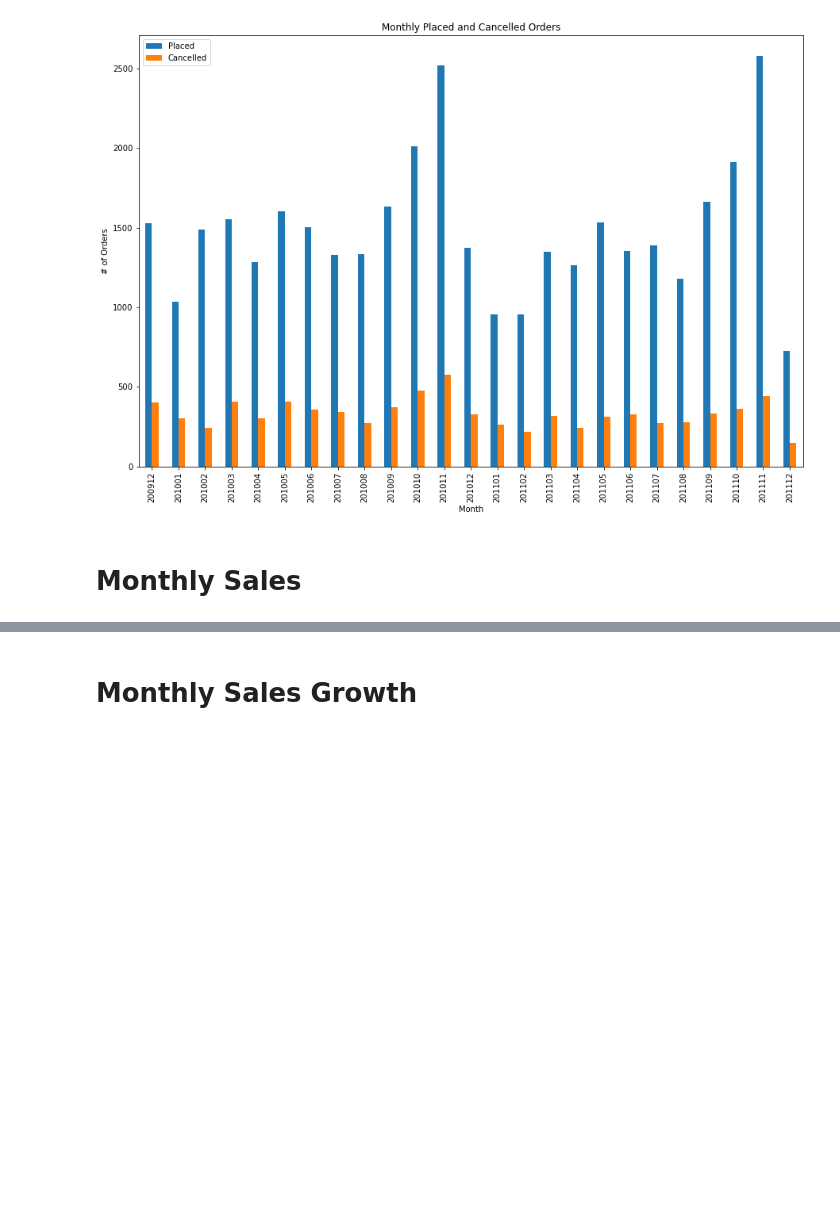
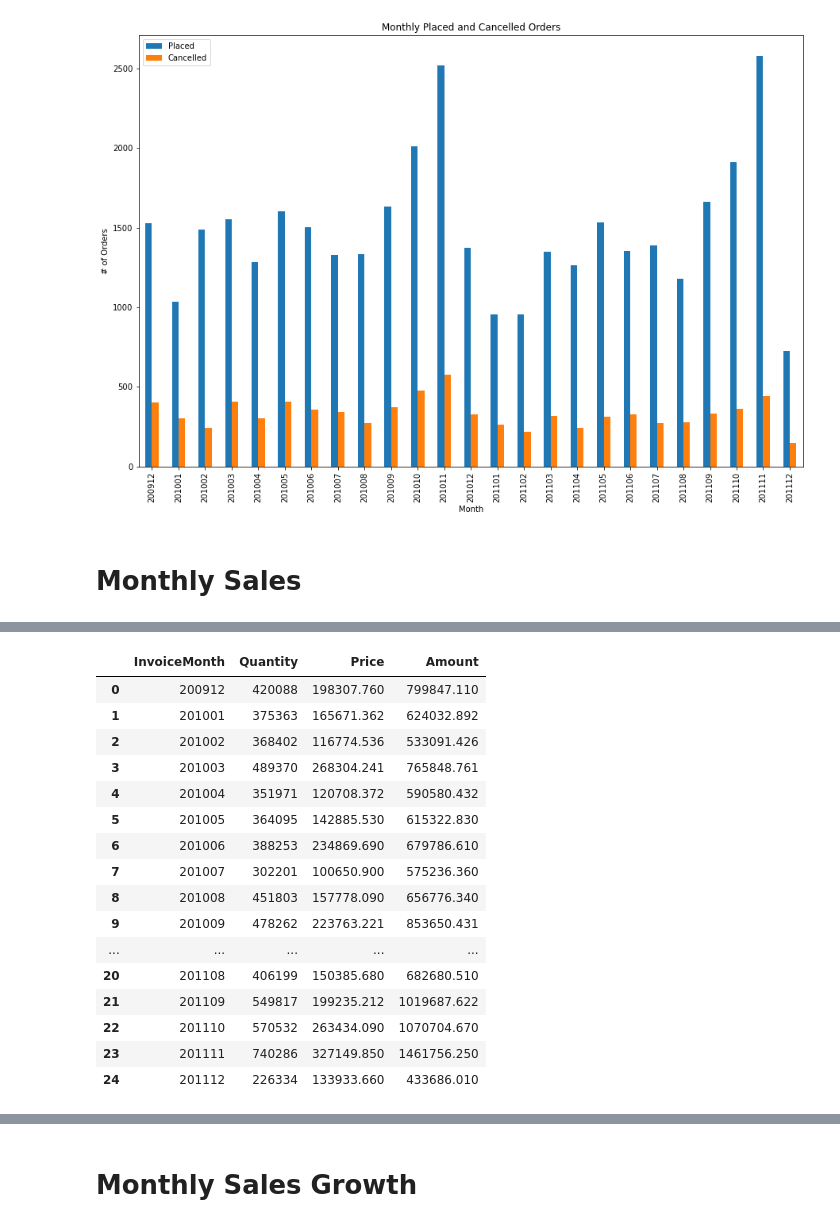
Before and after one commit to jarviscanada/jarvis_data_eng_MiguelDario, a Jupyter notebook: python_data_analytics/python_data_wrangling/retail_data_analytics_wrangling.ipynb, the cells around one changed output, grey strips where cells are left out. Cells and saved outputs as stored; diff of their text form; code cells hidden in the pictures; blank space fills up the shorter version.

```diff
--- a/python_data_analytics/python_data_wrangling/retail_data_analytics_wrangling.ipynb
+++ b/python_data_analytics/python_data_wrangling/retail_data_analytics_wrangling.ipynb
@@ -339,3 +342,29 @@ orders_df.plot(title = 'Monthly Placed and Cancelled Orders', xlabel = "Month",
 ![](https://i.imgur.com/k1KOqKO.jpg)
 
 ---
+# %%
+monthly_sales_df = month_df[["InvoiceMonth", "Quantity", "Price"]].copy()
+#Calculate monthly sales
+monthly_sales_df["Amount"] = monthly_sales_df["Quantity"] * monthly_sales_df["Price"]
+monthly_sales_df["InvoiceMonth"] = monthly_sales_df.astype({"InvoiceMonth" : 'str'})
+#Group by index month
+monthly_sales_df = monthly_sales_df.groupby("InvoiceMonth").sum().reset_index()
+monthly_sales_df
+# %% [output]
+|  | InvoiceMonth | Quantity | Price | Amount |
+| 0 | 200912 | 420088 | 198307.760 | 799847.110 |
+| 1 | 201001 | 375363 | 165671.362 | 624032.892 |
+| 2 | 201002 | 368402 | 116774.536 | 533091.426 |
+| 3 | 201003 | 489370 | 268304.241 | 765848.761 |
+| 4 | 201004 | 351971 | 120708.372 | 590580.432 |
+| 5 | 201005 | 364095 | 142885.530 | 615322.830 |
+| 6 | 201006 | 388253 | 234869.690 | 679786.610 |
+| 7 | 201007 | 302201 | 100650.900 | 575236.360 |
+| 8 | 201008 | 451803 | 157778.090 | 656776.340 |
+| 9 | 201009 | 478262 | 223763.221 | 853650.431 |
+| ... | ... | ... | ... | ... |
+| 20 | 201108 | 406199 | 150385.680 | 682680.510 |
+| 21 | 201109 | 549817 | 199235.212 | 1019687.622 |
+| 22 | 201110 | 570532 | 263434.090 | 1070704.670 |
+| 23 | 201111 | 740286 | 327149.850 | 1461756.250 |
+| 24 | 201112 | 226334 | 133933.660 | 433686.010 |
```
Also changed, not shown: parts of 2 cells of this notebook.
